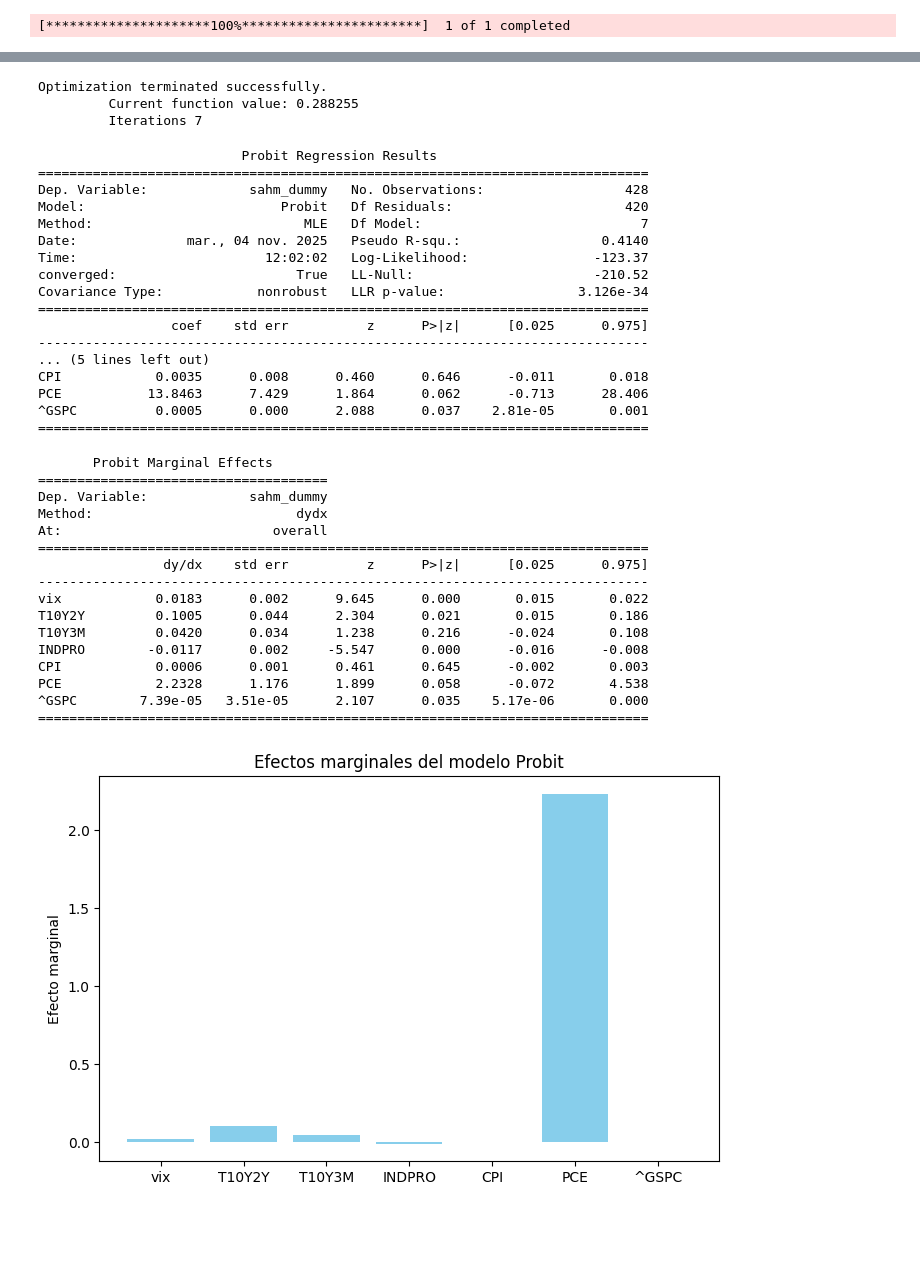
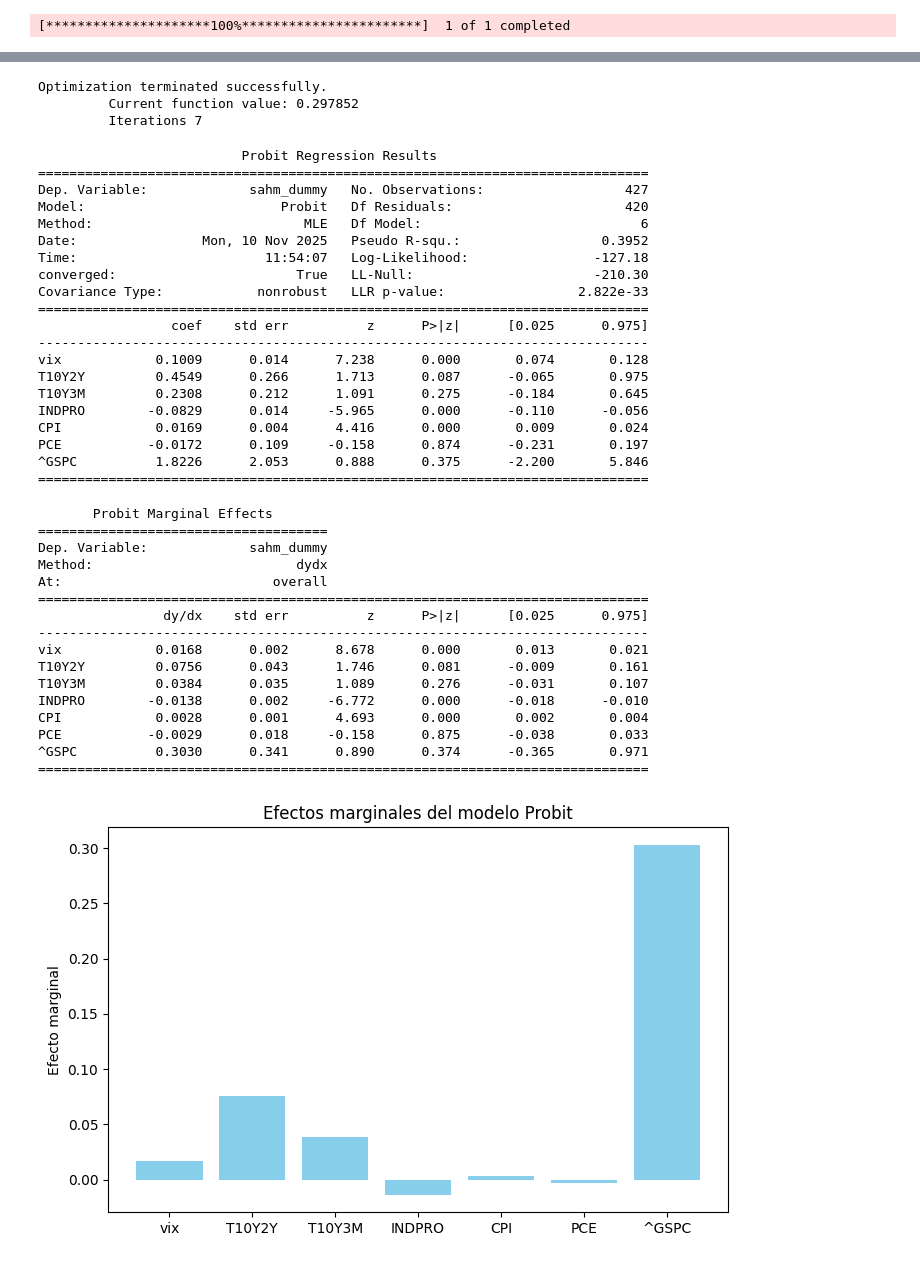
Before and after one commit to Jota-leals/Modelos, a Jupyter notebook: probit.ipynb, the cells around one changed output, grey strips where cells are left out. Drawn from its saved outputs; the diff is of its cells as text; code cells hidden in the pictures; blank space fills up the shorter version.

```diff
--- a/probit.ipynb
+++ b/probit.ipynb
@@ -34,8 +34,10 @@ sp_500 = sp_500.round(4)
 data = series_fred(fred, series)
 data = pd.merge(data, sp_500, left_index=True, right_index=True, how='left')
 data['sahm_dummy'] = (data['sahm_rule'] > 0.5).astype(int)
-data['PCE'] = np.log(data['PCE']/data['PCE'].shift(1))
+data['PCE'] = np.log(data['PCE'])
+data['^GSPC'] = data['^GSPC'].pct_change()
 data = data.dropna(axis=0)
+#data = data.loc['2007-12-01':'2009-06-06']
 data
 # %% [output]
 |  | sahm_rule | vix | T10Y2Y | T10Y3M | INDPRO | CPI | PCE | ^GSPC | sahm_dummy |
@@ -68,33 +70,36 @@ plt.show()
 # %%
 #Modelo Probit
 x = data.iloc[:,1:-1]
-x = sm.add_constant(x)
+#x = sm.add_constant(x)
 y = data.iloc[:,-1]
 probit_model = sm.Probit(y, x)
 res = probit_model.fit()
 # %% [output]
 Optimization terminated successfully.
-         Current function value: 0.288255
+         Current function value: 0.297852
          Iterations 7
 # %%
 print(res.summary())
 # %% [output]
                           Probit Regression Results
 ==============================================================================
-Dep. Variable:             sahm_dummy   No. Observations:                  428
+Dep. Variable:             sahm_dummy   No. Observations:                  427
 Model:                         Probit   Df Residuals:                      420
-Method:                           MLE   Df Model:                            7
-Date:              mar., 04 nov. 2025   Pseudo R-squ.:                  0.4140
-Time:                        12:02:02   Log-Likelihood:                -123.37
-converged:                       True   LL-Null:                       -210.52
-Covariance Type:            nonrobust   LLR p-value:                 3.126e-34
+Method:                           MLE   Df Model:                            6
+Date:                Mon, 10 Nov 2025   Pseudo R-squ.:                  0.3952
+Time:                        11:54:07   Log-Likelihood:                -127.18
+converged:                       True   LL-Null:                       -210.30
+Covariance Type:            nonrobust   LLR p-value:                 2.822e-33
 ==============================================================================
                  coef    std err          z      P>|z|      [0.025      0.975]
 ------------------------------------------------------------------------------
-... (5 lines left out)
-CPI            0.0035      0.008      0.460      0.646      -0.011       0.018
-PCE           13.8463      7.429      1.864      0.062      -0.713      28.406
-^GSPC          0.0005      0.000      2.088      0.037    2.81e-05       0.001
+vix            0.1009      0.014      7.238      0.000       0.074       0.128
+T10Y2Y         0.4549      0.266      1.713      0.087      -0.065       0.975
+T10Y3M         0.2308      0.212      1.091      0.275      -0.184       0.645
+INDPRO        -0.0829      0.014     -5.965      0.000      -0.110      -0.056
+CPI            0.0169      0.004      4.416      0.000       0.009       0.024
+PCE           -0.0172      0.109     -0.158      0.874      -0.231       0.197
+^GSPC          1.8226      2.053      0.888      0.375      -2.200       5.846
 ==============================================================================
 # %%
 margeff = res.get_margeff()
@@ -108,24 +113,24 @@ At:                           overall
 ==============================================================================
                 dy/dx    std err          z      P>|z|      [0.025      0.975]
 ------------------------------------------------------------------------------
-vix            0.0183      0.002      9.645      0.000       0.015       0.022
-T10Y2Y         0.1005      0.044      2.304      0.021       0.015       0.186
-T10Y3M         0.0420      0.034      1.238      0.216      -0.024       0.108
-INDPRO        -0.0117      0.002     -5.547      0.000      -0.016      -0.008
-CPI            0.0006      0.001      0.461      0.645      -0.002       0.003
-PCE            2.2328      1.176      1.899      0.058      -0.072       4.538
-^GSPC        7.39e-05   3.51e-05      2.107      0.035    5.17e-06       0.000
+vix            0.0168      0.002      8.678      0.000       0.013       0.021
+T10Y2Y         0.0756      0.043      1.746      0.081      -0.009       0.161
+T10Y3M         0.0384      0.035      1.089      0.276      -0.031       0.107
+INDPRO        -0.0138      0.002     -6.772      0.000      -0.018      -0.010
+CPI            0.0028      0.001      4.693      0.000       0.002       0.004
+PCE           -0.0029      0.018     -0.158      0.875      -0.038       0.033
+^GSPC          0.3030      0.341      0.890      0.374      -0.365       0.971
 ==============================================================================
 # %%
 effects = margeff.margeff
-variables = x.columns.drop('const')
+variables = x.columns
 plt.figure(figsize=(8,5))
 plt.bar(variables, effects, color='skyblue')
 plt.ylabel("Efecto marginal")
 plt.title("Efectos marginales del modelo Probit")
 plt.show()
 # %% [output]
-[figure, old version]
+[figure, new version]
 # %%
 #estadistica descriptiba
 
```
Also changed, not shown: parts of 5 cells of this notebook, 4 other files.
